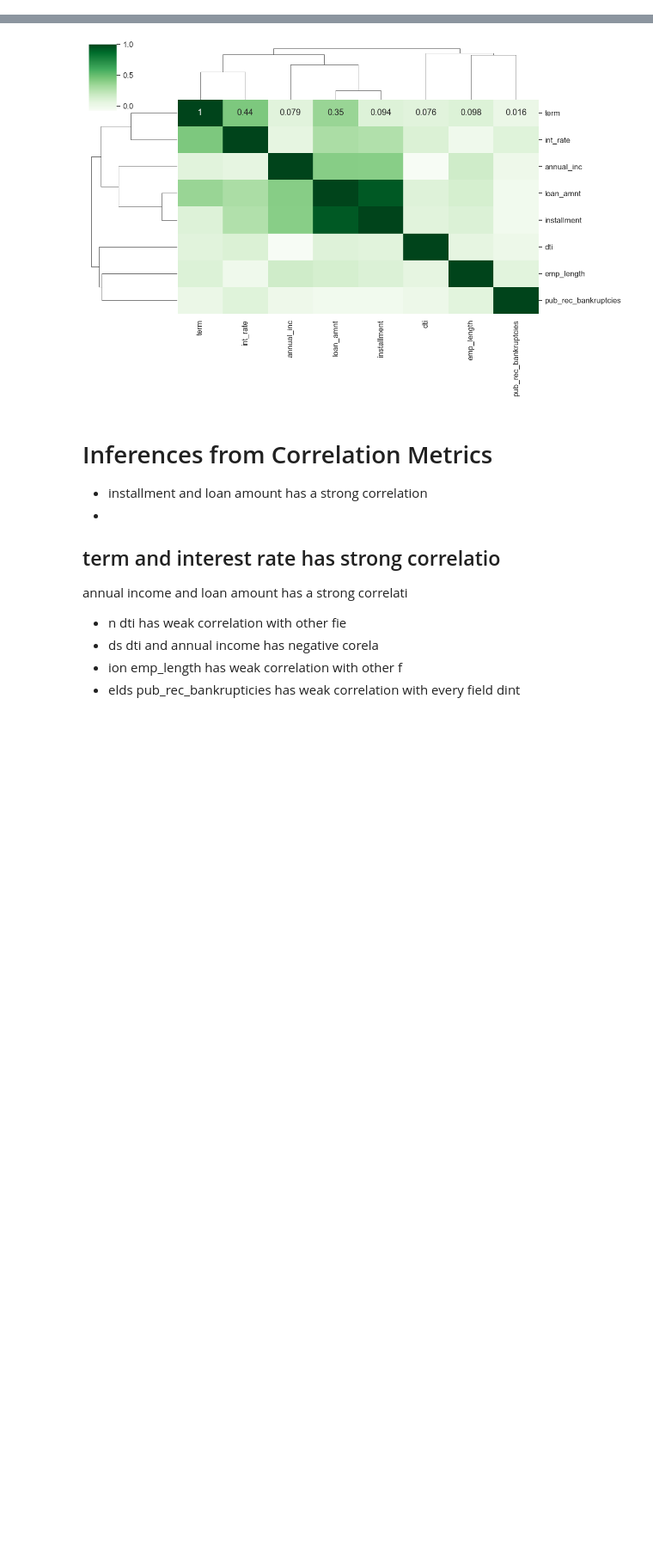
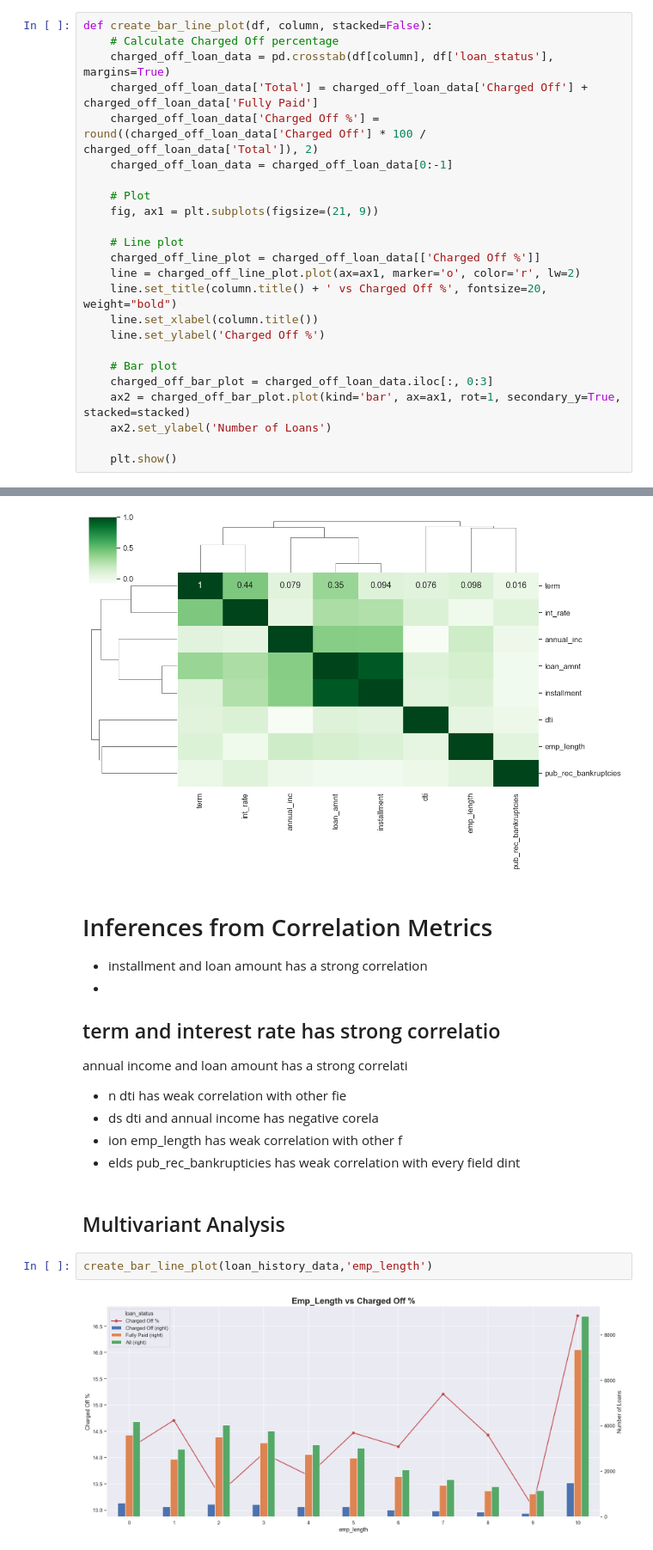
Before and after one commit to mrsivanandareddy/lending-club-case-study, a Jupyter notebook: sivananda_mylarapu.ipynb, the cells around one changed output, grey strips where cells are left out. Shown at 86% size. Drawn from its saved outputs; the diff is of its cells as text; blank space fills up the shorter version.

Commit message:
updated with multi variant analysis

```diff
--- a/sivananda_mylarapu.ipynb
+++ b/sivananda_mylarapu.ipynb
@@ -250,6 +250,30 @@ def create_countplot(data, x: str, position=None) -> None:
     else:
         sns.countplot(x=x, data=data)
     plt.show()
+# %%
+def create_bar_line_plot(df, column, stacked=False):
+    # Calculate Charged Off percentage
+    charged_off_loan_data = pd.crosstab(df[column], df['loan_status'], margins=True)
+    charged_off_loan_data['Total'] = charged_off_loan_data['Charged Off'] + charged_off_loan_data['Fully Paid']
+    charged_off_loan_data['Charged Off %'] = round((charged_off_loan_data['Charged Off'] * 100 / charged_off_loan_data['Total']), 2)
+    charged_off_loan_data = charged_off_loan_data[0:-1]
+
+    # Plot
+    fig, ax1 = plt.subplots(figsize=(21, 9))
+
+    # Line plot
+    charged_off_line_plot = charged_off_loan_data[['Charged Off %']]
+    line = charged_off_line_plot.plot(ax=ax1, marker='o', color='r', lw=2)
+    line.set_title(column.title() + ' vs Charged Off %', fontsize=20, weight="bold")
+    line.set_xlabel(column.title())
+    line.set_ylabel('Charged Off %')
+
+    # Bar plot
+    charged_off_bar_plot = charged_off_loan_data.iloc[:, 0:3]
+    ax2 = charged_off_bar_plot.plot(kind='bar', ax=ax1, rot=1, secondary_y=True, stacked=stacked)
+    ax2.set_ylabel('Number of Loans')
+
+    plt.show()
 # %% [markdown]
 ### Outliers
 # %%
@@ -459,3 +483,9 @@ emp_length has weak correlation with other f
 - elds
 pub_rec_bankrupticies has weak correlation with  every field
 dint
+# %% [markdown]
+## Multivariant Analysis
+# %%
+create_bar_line_plot(loan_history_data,'emp_length')
+# %% [output]
+[figure, added]
```
Also changed, not shown: parts of 4 cells of this notebook, 1 other file.
